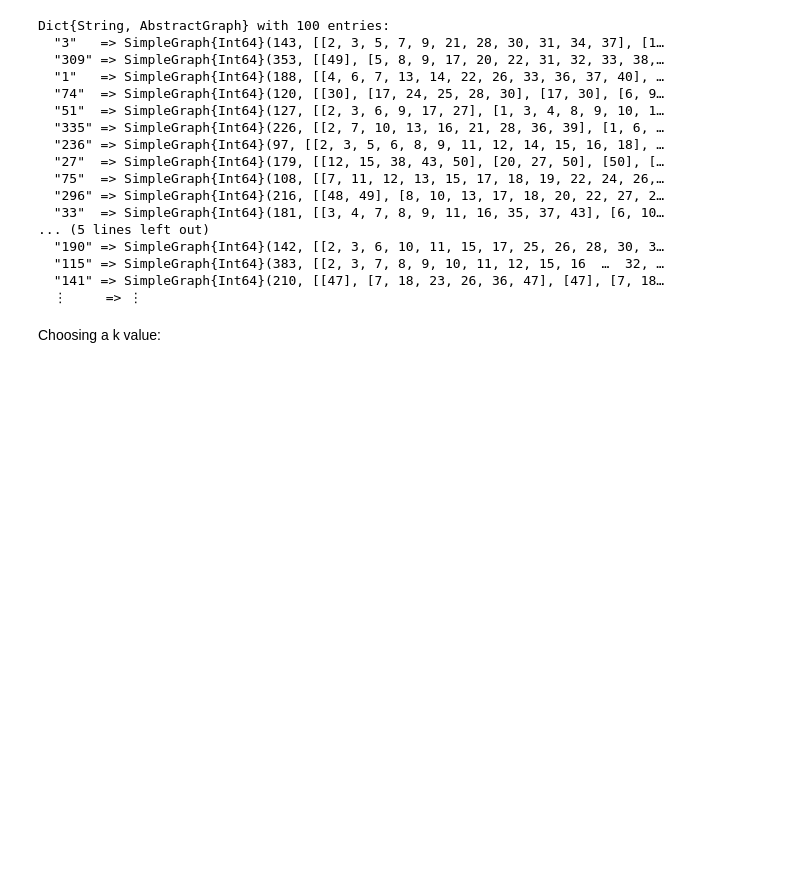
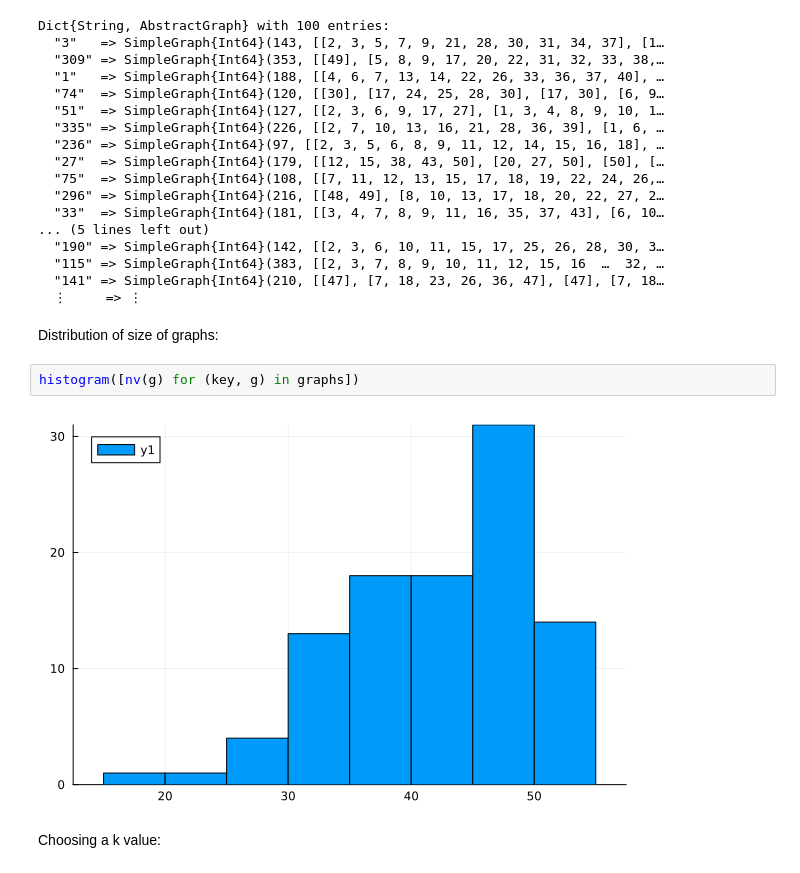
Before and after one commit to hoavu-cs/LearningAugmentedDensestSubgraph, a Jupyter notebook: at_most_k.ipynb, the cells around one changed output. Saved outputs shown, nothing was run; the diff lists cells and outputs as text; blank space fills up the shorter version.

```diff
--- a/at_most_k.ipynb
+++ b/at_most_k.ipynb
@@ -29,6 +30,12 @@ Dict{String, AbstractGraph} with 100 entries:
   "115" => SimpleGraph{Int64}(383, [[2, 3, 7, 8, 9, 10, 11, 12, 15, 16  …  32, …
   "141" => SimpleGraph{Int64}(210, [[47], [7, 18, 23, 26, 36, 47], [47], [7, 18…
   ⋮     => ⋮
+# %% [markdown]
+Distribution of size of graphs:
+# %%
+histogram([nv(g) for (key, g) in graphs])
+# %% [output]
+[figure, added]
 # %% [markdown]
 Choosing a k value:
 # %%
```
Also changed, not shown: parts of 8 cells of this notebook.
